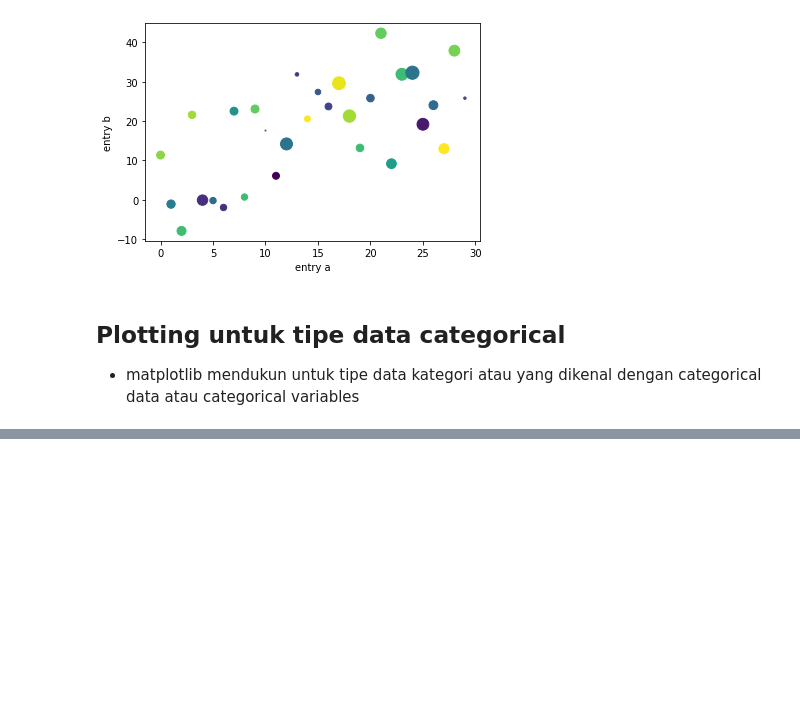
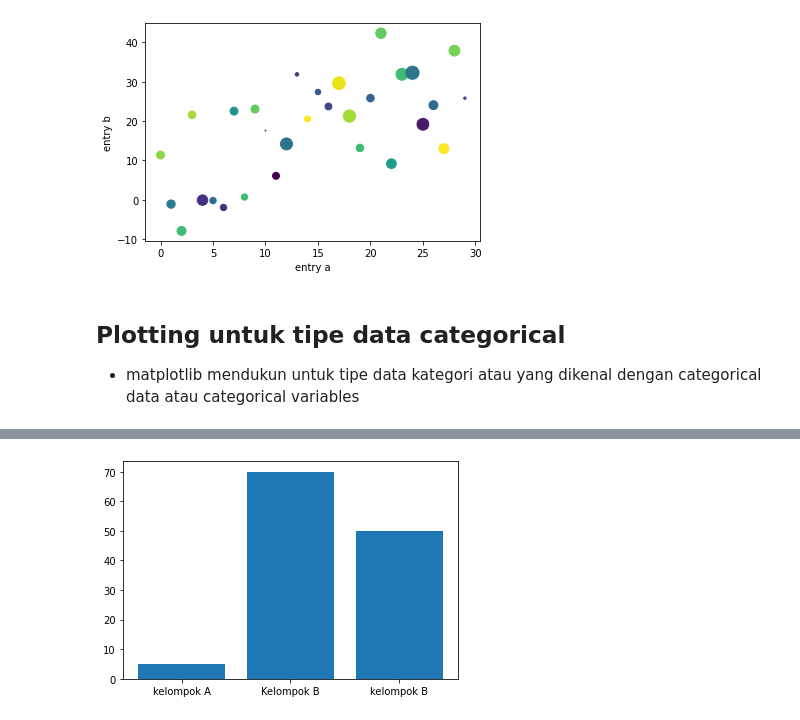
Before and after one commit to Ruslanahmadjayadi/Matplotlib, a Jupyter notebook: Pyplot_dasar.ipynb, the cells around one changed output, grey strips where cells are left out. Cells and saved outputs as stored; diff of their text form; code cells hidden in the pictures; blank space fills up the shorter version.

```diff
--- a/Pyplot_dasar.ipynb
+++ b/Pyplot_dasar.ipynb
@@ -134,0 +136,6 @@ plt.show()
+# %%
+plt.bar(names, values)
+
+plt.show()
+# %% [output]
+[figure, added]
```
Also changed, not shown: parts of 4 cells of this notebook.
